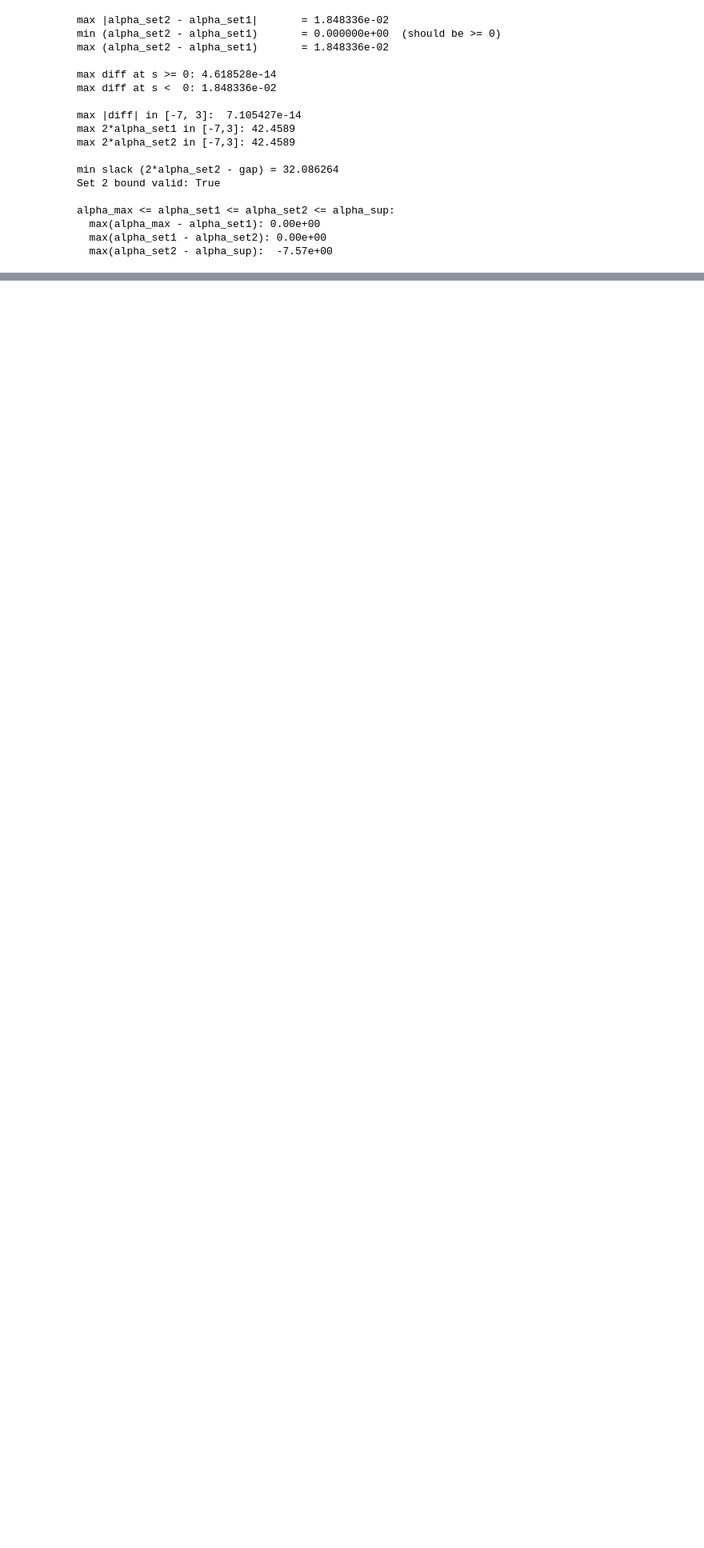
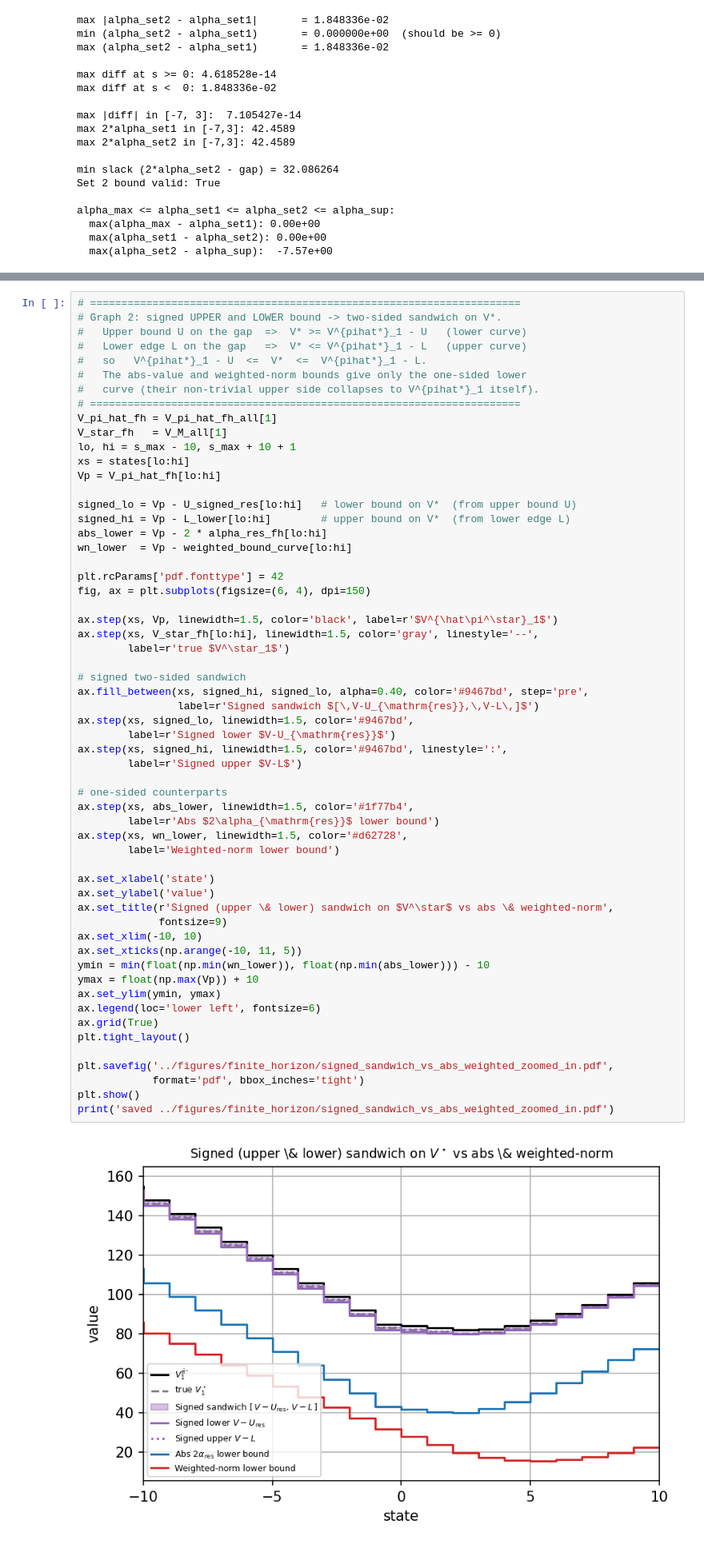
Before and after one commit to BerkBzkrt/Weighted_Approximation, a Jupyter notebook: notebooks/Finite_Horizon_Bounds.ipynb, the cells around one changed output, grey strips where cells are left out. Shown at 80% size. Drawn from its saved outputs; the diff is of its cells as text; blank space fills up the shorter version.

```diff
--- a/notebooks/Finite_Horizon_Bounds.ipynb
+++ b/notebooks/Finite_Horizon_Bounds.ipynb
@@ -1118,0 +1553,60 @@ plt.show()
+# %%
+# =====================================================================
+# Graph 2: signed UPPER and LOWER bound -> two-sided sandwich on V*.
+#   Upper bound U on the gap  =>  V* >= V^{pihat*}_1 - U   (lower curve)
+#   Lower edge L on the gap   =>  V* <= V^{pihat*}_1 - L   (upper curve)
+#   so   V^{pihat*}_1 - U  <=  V*  <=  V^{pihat*}_1 - L.
+#   The abs-value and weighted-norm bounds give only the one-sided lower
+#   curve (their non-trivial upper side collapses to V^{pihat*}_1 itself).
+# =====================================================================
+V_pi_hat_fh = V_pi_hat_fh_all[1]
+V_star_fh   = V_M_all[1]
+lo, hi = s_max - 10, s_max + 10 + 1
+xs = states[lo:hi]
+Vp = V_pi_hat_fh[lo:hi]
+
+signed_lo = Vp - U_signed_res[lo:hi]   # lower bound on V*  (from upper bound U)
+signed_hi = Vp - L_lower[lo:hi]        # upper bound on V*  (from lower edge L)
+abs_lower = Vp - 2 * alpha_res_fh[lo:hi]
+wn_lower  = Vp - weighted_bound_curve[lo:hi]
+
+plt.rcParams['pdf.fonttype'] = 42
+fig, ax = plt.subplots(figsize=(6, 4), dpi=150)
+
+ax.step(xs, Vp, linewidth=1.5, color='black', label=r'$V^{\hat\pi^\star}_1$')
+ax.step(xs, V_star_fh[lo:hi], linewidth=1.5, color='gray', linestyle='--',
+        label=r'true $V^\star_1$')
+
+# signed two-sided sandwich
+ax.fill_between(xs, signed_hi, signed_lo, alpha=0.40, color='#9467bd', step='pre',
+                label=r'Signed sandwich $[\,V-U_{\mathrm{res}},\,V-L\,]$')
+ax.step(xs, signed_lo, linewidth=1.5, color='#9467bd',
+        label=r'Signed lower $V-U_{\mathrm{res}}$')
+ax.step(xs, signed_hi, linewidth=1.5, color='#9467bd', linestyle=':',
+        label=r'Signed upper $V-L$')
+
+# one-sided counterparts
+ax.step(xs, abs_lower, linewidth=1.5, color='#1f77b4',
+        label=r'Abs $2\alpha_{\mathrm{res}}$ lower bound')
+ax.step(xs, wn_lower, linewidth=1.5, color='#d62728',
+        label='Weighted-norm lower bound')
+
+ax.set_xlabel('state')
+ax.set_ylabel('value')
+ax.set_title(r'Signed (upper \& lower) sandwich on $V^\star$ vs abs \& weighted-norm',
+             fontsize=9)
+ax.set_xlim(-10, 10)
+ax.set_xticks(np.arange(-10, 11, 5))
+ymin = min(float(np.min(wn_lower)), float(np.min(abs_lower))) - 10
+ymax = float(np.max(Vp)) + 10
+ax.set_ylim(ymin, ymax)
+ax.legend(loc='lower left', fontsize=6)
+ax.grid(True)
+plt.tight_layout()
+
+plt.savefig('../figures/finite_horizon/signed_sandwich_vs_abs_weighted_zoomed_in.pdf',
+            format='pdf', bbox_inches='tight')
+plt.show()
+print('saved ../figures/finite_horizon/signed_sandwich_vs_abs_weighted_zoomed_in.pdf')
+# %% [output]
+[figure, added]
```
Also changed, not shown: parts of 10 cells of this notebook, 18 other files.
